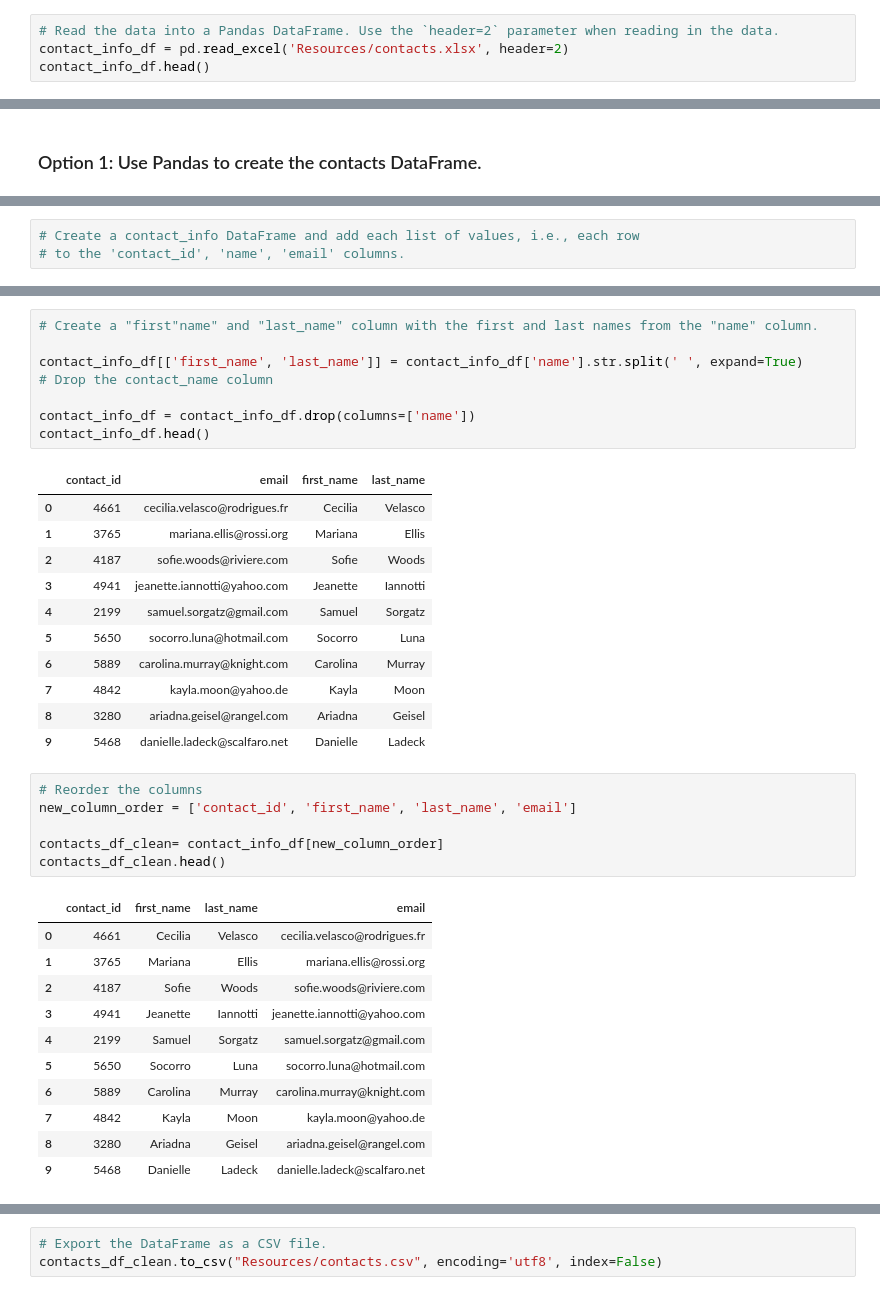
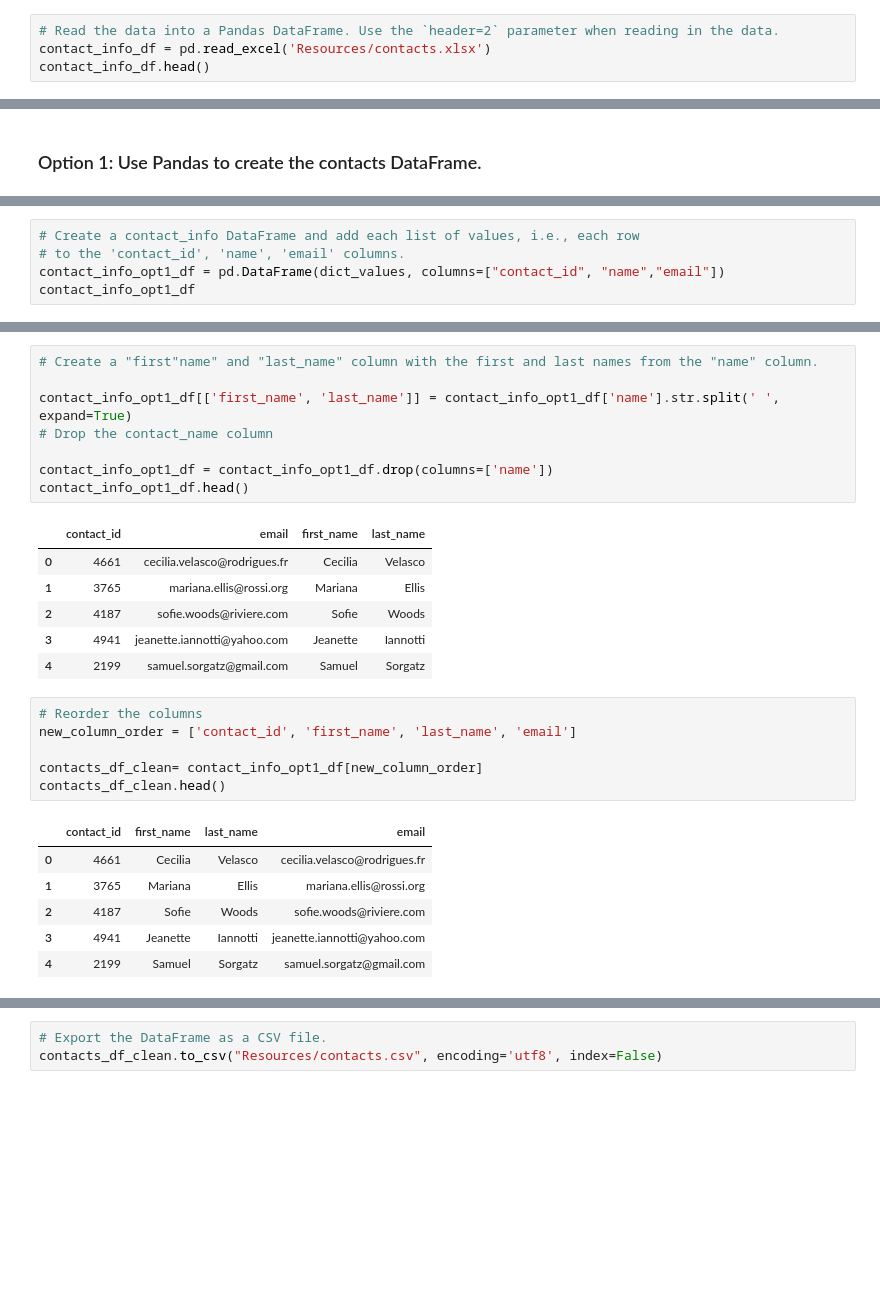
Before and after one commit to brandonhayes13/Crowdfunding_ETL, a Jupyter notebook: ETL_Mini_Project_BHayes_JKim.ipynb, the cells around one changed output, grey strips where cells are left out. Cells and saved outputs as stored; diff of their text form; blank space fills up the shorter version.

Commit message:
final code for contacts added

```diff
--- a/ETL_Mini_Project_BHayes_JKim.ipynb
+++ b/ETL_Mini_Project_BHayes_JKim.ipynb
@@ -305,6 +282,6 @@ campaign_cleaned.to_csv("Resources/campaign.csv", index=False)
 ### Extract the contacts.xlsx Data.
 # %%
 # Read the data into a Pandas DataFrame. Use the `header=2` parameter when reading in the data.
-contact_info_df = pd.read_excel('Resources/contacts.xlsx', header=2)
+contact_info_df = pd.read_excel('Resources/contacts.xlsx')
 contact_info_df.head()
 # %% [output]
@@ -341,6 +318,8 @@ KeyError: 'contact_info'
 # %%
 # Create a contact_info DataFrame and add each list of values, i.e., each row
 # to the 'contact_id', 'name', 'email' columns.
+contact_info_opt1_df = pd.DataFrame(dict_values, columns=["contact_id", "name","email"])
+contact_info_opt1_df
 # %% [output]
 |  | contact_id | name | email |
 | 0 | 4661 | Cecilia Velasco | cecilia.velasco@rodrigues.fr |
@@ -365,28 +351,23 @@ memory usage: 23.6+ KB
 # %%
 # Create a "first"name" and "last_name" column with the first and last names from the "name" column.
 
-contact_info_df[['first_name', 'last_name']] = contact_info_df['name'].str.split(' ', expand=True)
+contact_info_opt1_df[['first_name', 'last_name']] = contact_info_opt1_df['name'].str.split(' ', expand=True)
 # Drop the contact_name column
 
-contact_info_df = contact_info_df.drop(columns=['name'])
-contact_info_df.head()
+contact_info_opt1_df = contact_info_opt1_df.drop(columns=['name'])
+contact_info_opt1_df.head()
 # %% [output]
 |  | contact_id | email | first_name | last_name |
 | 0 | 4661 | cecilia.velasco@rodrigues.fr | Cecilia | Velasco |
 | 1 | 3765 | mariana.ellis@rossi.org | Mariana | Ellis |
 | 2 | 4187 | sofie.woods@riviere.com | Sofie | Woods |
 | 3 | 4941 | jeanette.iannotti@yahoo.com | Jeanette | Iannotti |
 | 4 | 2199 | samuel.sorgatz@gmail.com | Samuel | Sorgatz |
-| 5 | 5650 | socorro.luna@hotmail.com | Socorro | Luna |
-| 6 | 5889 | carolina.murray@knight.com | Carolina | Murray |
-| 7 | 4842 | kayla.moon@yahoo.de | Kayla | Moon |
-| 8 | 3280 | ariadna.geisel@rangel.com | Ariadna | Geisel |
-| 9 | 5468 | danielle.ladeck@scalfaro.net | Danielle | Ladeck |
 # %%
 # Reorder the columns
 new_column_order = ['contact_id', 'first_name', 'last_name', 'email']
 
-contacts_df_clean= contact_info_df[new_column_order]
+contacts_df_clean= contact_info_opt1_df[new_column_order]
 contacts_df_clean.head()
 # %% [output]
 |  | contact_id | first_name | last_name | email |
@@ -395,10 +376,5 @@ contacts_df_clean.head()
 | 2 | 4187 | Sofie | Woods | sofie.woods@riviere.com |
 | 3 | 4941 | Jeanette | Iannotti | jeanette.iannotti@yahoo.com |
 | 4 | 2199 | Samuel | Sorgatz | samuel.sorgatz@gmail.com |
-| 5 | 5650 | Socorro | Luna | socorro.luna@hotmail.com |
-| 6 | 5889 | Carolina | Murray | carolina.murray@knight.com |
-| 7 | 4842 | Kayla | Moon | kayla.moon@yahoo.de |
-| 8 | 3280 | Ariadna | Geisel | ariadna.geisel@rangel.com |
-| 9 | 5468 | Danielle | Ladeck | danielle.ladeck@scalfaro.net |
 # %%
 # Check the datatypes one more time before exporting as CSV file.
```
Also changed, not shown: parts of 22 cells of this notebook, 1 other file.
